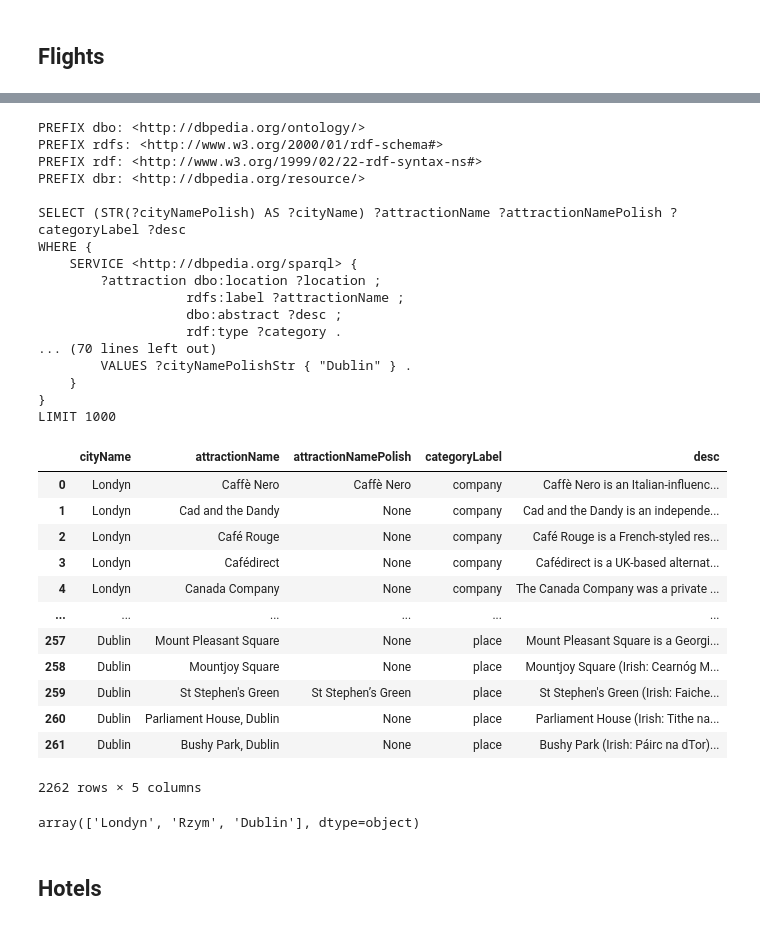
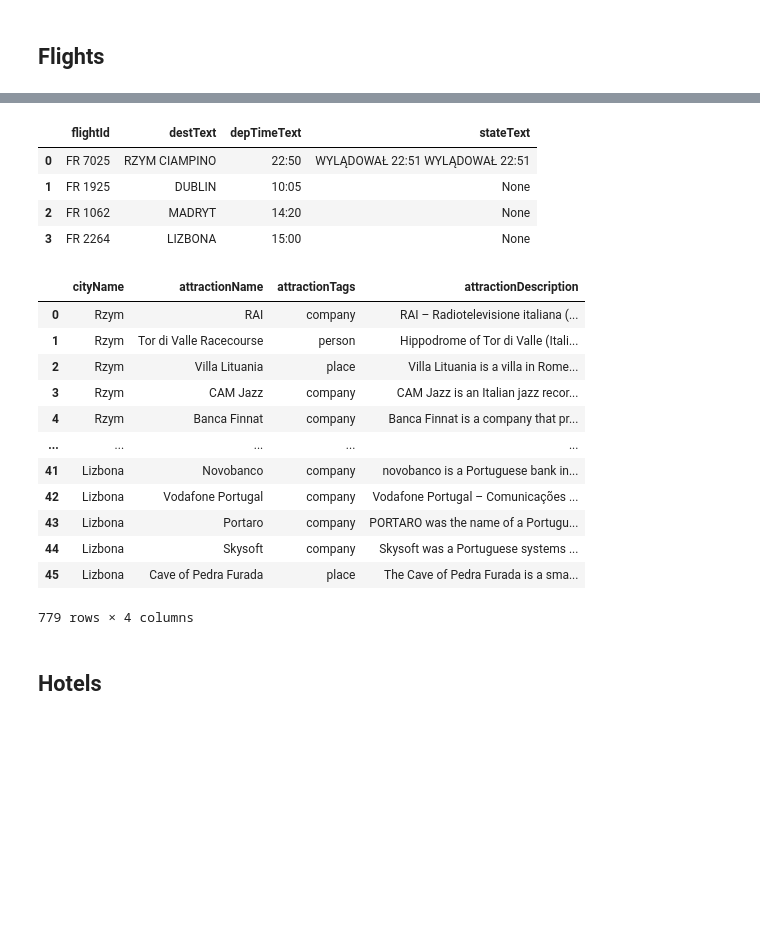
Before and after one commit to izabelatelejko/2024Z-KG-Project, a Jupyter notebook: sparql_flights.ipynb, the cells around one changed output, grey strips where cells are left out. Drawn from its saved outputs; the diff is of its cells as text; code cells hidden in the pictures; blank space fills up the shorter version.

Commit message:
update attractions query, remove unused parameter in get_attractions_for_city

```diff
--- a/sparql_flights.ipynb
+++ b/sparql_flights.ipynb
@@ -47,33 +25,10 @@ flights
+# %%
+get_flights()
+# %% [output]
+|  | flightId | destText | depTimeText | stateText |
+| 0 | FR 7025 | RZYM CIAMPINO | 22:50 | WYLĄDOWAŁ 22:51 WYLĄDOWAŁ 22:51 |
+| 1 | FR 1925 | DUBLIN | 10:05 | None |
+| 2 | FR 1062 | MADRYT | 14:20 | None |
+| 3 | FR 2264 | LIZBONA | 15:00 | None |
 # %%
-get_attractions_for_flights(flights)
+get_attractions_for_flights()
-# %% [output]
-PREFIX dbo: <http://dbpedia.org/ontology/>
-PREFIX rdfs: <http://www.w3.org/2000/01/rdf-schema#>
-PREFIX rdf: <http://www.w3.org/1999/02/22-rdf-syntax-ns#>
-PREFIX dbr: <http://dbpedia.org/resource/>
-
-SELECT (STR(?cityNamePolish) AS ?cityName) ?attractionName ?attractionNamePolish ?categoryLabel ?desc
-WHERE {
-    SERVICE <http://dbpedia.org/sparql> {
-        ?attraction dbo:location ?location ;
-                   rdfs:label ?attractionName ;
-                   dbo:abstract ?desc ;
-                   rdf:type ?category .
-... (70 lines left out)
-        VALUES ?cityNamePolishStr { "Dublin" } .
-    }
-}
-LIMIT 1000
-|  | cityName | attractionName | attractionNamePolish | categoryLabel | desc |
-| 0 | Londyn | Caffè Nero | Caffè Nero | company | Caffè Nero is an Italian-influenc... |
-| 1 | Londyn | Cad and the Dandy | None | company | Cad and the Dandy is an independe... |
-| 2 | Londyn | Café Rouge | None | company | Café Rouge is a French-styled res... |
-| 3 | Londyn | Cafédirect | None | company | Cafédirect is a UK-based alternat... |
-| 4 | Londyn | Canada Company | None | company | The Canada Company was a private ... |
-| ... | ... | ... | ... | ... | ... |
-| 257 | Dublin | Mount Pleasant Square | None | place | Mount Pleasant Square is a Georgi... |
-| 258 | Dublin | Mountjoy Square | None | place | Mountjoy Square (Irish: Cearnóg M... |
-| 259 | Dublin | St Stephen's Green | St Stephen’s Green | place | St Stephen's Green (Irish: Faiche... |
-| 260 | Dublin | Parliament House, Dublin | None | place | Parliament House (Irish: Tithe na... |
-| 261 | Dublin | Bushy Park, Dublin | None | place | Bushy Park (Irish: Páirc na dTor)... |
-2262 rows × 5 columns
@@ -82,7 +35,19 @@ res = _
-# %%
-res["cityName"].unique()
-# %% [output]
-array(['Londyn', 'Rzym', 'Dublin'], dtype=object)
+# %%
+att
+# %% [output]
+|  | cityName | attractionName | attractionTags | attractionDescription |
+| 0 | Rzym | RAI | company | RAI – Radiotelevisione italiana (... |
+| 1 | Rzym | Tor di Valle Racecourse | person | Hippodrome of Tor di Valle (Itali... |
+| 2 | Rzym | Villa Lituania | place | Villa Lituania is a villa in Rome... |
+| 3 | Rzym | CAM Jazz | company | CAM Jazz is an Italian jazz recor... |
+| 4 | Rzym | Banca Finnat | company | Banca Finnat is a company that pr... |
+| ... | ... | ... | ... | ... |
+| 41 | Lizbona | Novobanco | company | novobanco is a Portuguese bank in... |
+| 42 | Lizbona | Vodafone Portugal | company | Vodafone Portugal – Comunicações ... |
+| 43 | Lizbona | Portaro | company | PORTARO was the name of a Portugu... |
+| 44 | Lizbona | Skysoft | company | Skysoft was a Portuguese systems ... |
+| 45 | Lizbona | Cave of Pedra Furada | place | The Cave of Pedra Furada is a sma... |
+779 rows × 4 columns
 # %% [markdown]
 ## Hotels
 # %%
```
Also changed, not shown: parts of 3 cells of this notebook, 2 other files.
